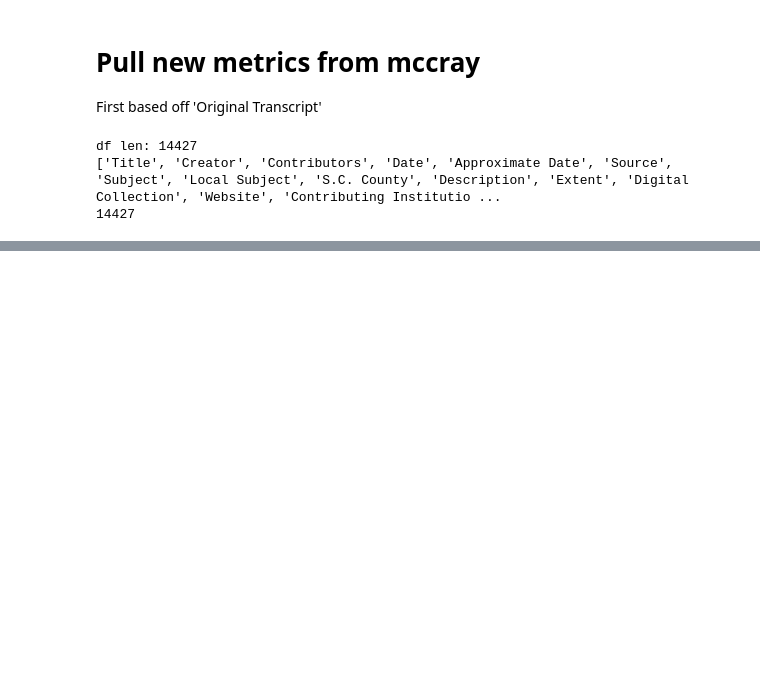
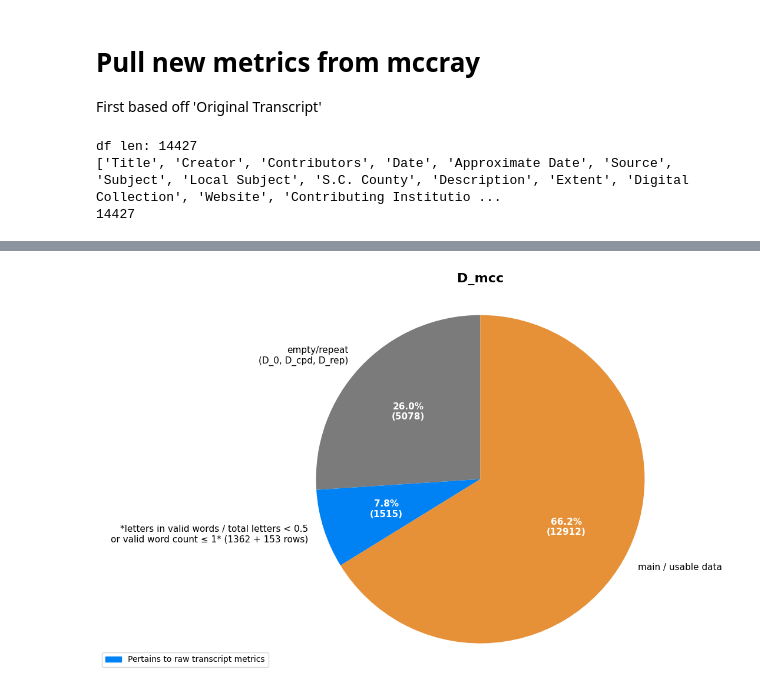
Before and after one commit to UofSCLibraries-DRS/AspireAI_LLM_Project, a Jupyter notebook: data_handling/new_metrics.ipynb, the cells around one changed output, grey strips where cells are left out. Drawn from its saved outputs; the diff is of its cells as text; code cells hidden in the pictures; blank space fills up the shorter version.

```diff
--- a/data_handling/new_metrics.ipynb
+++ b/data_handling/new_metrics.ipynb
@@ -235,2 +267,21 @@ Median:         92.36
 Maximum:        100.00
 ----------------------------------------
+# %%
+problem = df[
+    (df['og_valid_words_alphachars_percentage'] < 50) | # 1362 rows
+	(df['og_valid_word_count'] <= 1)                    # 153 rows
+
+    # (df['% og_valid_words']) != (df['% sc_v2_valid_words'])
+]
+
+# less than 50 on og_valid_words_alphachars_percentage is def bad
+print("problem len:", len(problem))
+
+# display(problem[['CONTENTdm file name','Original Transcript','D_mcc_cleaned_v1','D_mcc_cleaned_v2','Quality','Original Len', 'og_valid_words_alphachars_percentage']])
+
+problem['text'] = problem['Original Transcript'].copy()
+
+check = problem[['CONTENTdm file name', 'text', 'og_valid_words', 'sc_v2_valid_words', '% og_valid_words', '% sc_v2_valid_words']]
+display(check)
+
+# save_csv(check, "problem check metrics.csv")
@@ -236,0 +310,41 @@ Maximum:        100.00
+# %%
+import matplotlib.patches as mpatches
+
+# Counts
+round_one_iso = 5078 # gray
+round_two_iso = len(problem) # blue
+rest = len(df) - len(problem) # orange
+
+# data
+categories = ['empty/repeat\n(D_0, D_cpd, D_rep)', '*letters in valid words / total letters < 0.5\nor valid word count ≤ 1* (1362 + 153 rows)', 'main / usable data']
+values = [round_one_iso, round_two_iso, rest]
+
+# Create pie chart
+fig, ax = plt.subplots(figsize=(10, 7))
+
+# Create the pie chart with customizations
+wedges, texts, autotexts = ax.pie(
+    values,
+    labels=categories,
+    autopct=lambda pct: f'{pct:.1f}%\n({int(pct/100.*sum(values))})',  # Show percentages and counts
+    startangle=90,       # Start from top
+    colors=["#7b7b7b", "#0082f4", '#e69138'],
+    textprops={'fontsize': 11}
+)
+
+# Enhance the percentage text
+for autotext in autotexts:
+    autotext.set_color('white')
+    autotext.set_fontweight('bold')
+
+# Add title
+plt.title('D_mcc', fontsize=16, fontweight='bold', pad=20)
+
+# Equal aspect ratio ensures circular pie
+ax.axis('equal')
+
+red_patch = mpatches.Patch(color="#0082f4", label='Pertains to raw transcript metrics')
+plt.legend(handles=[red_patch], loc='center right', bbox_to_anchor=(-0.05, 0))
+plt.tight_layout()
+# %% [output]
+[figure, added]
```
Also changed, not shown: parts of 9 cells of this notebook, 9 other files.
